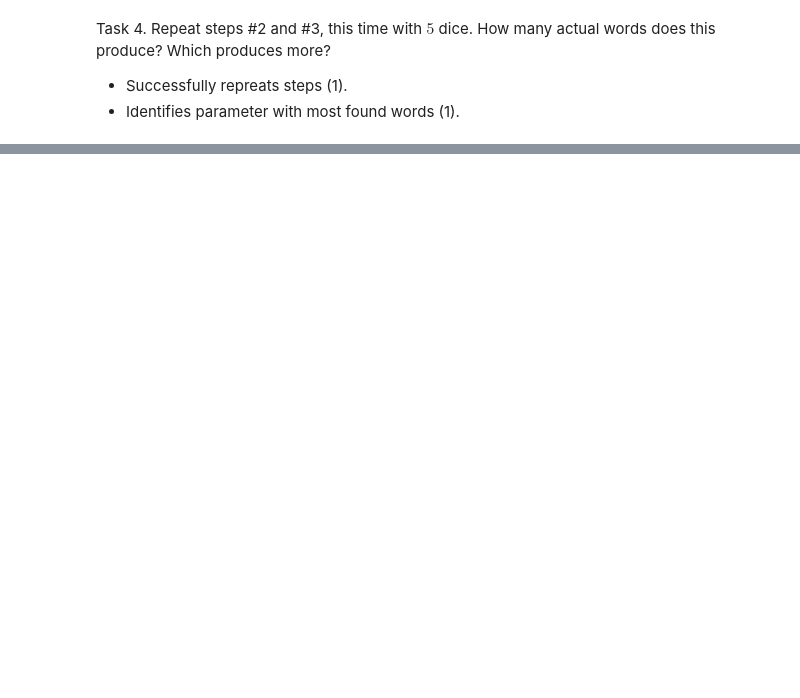
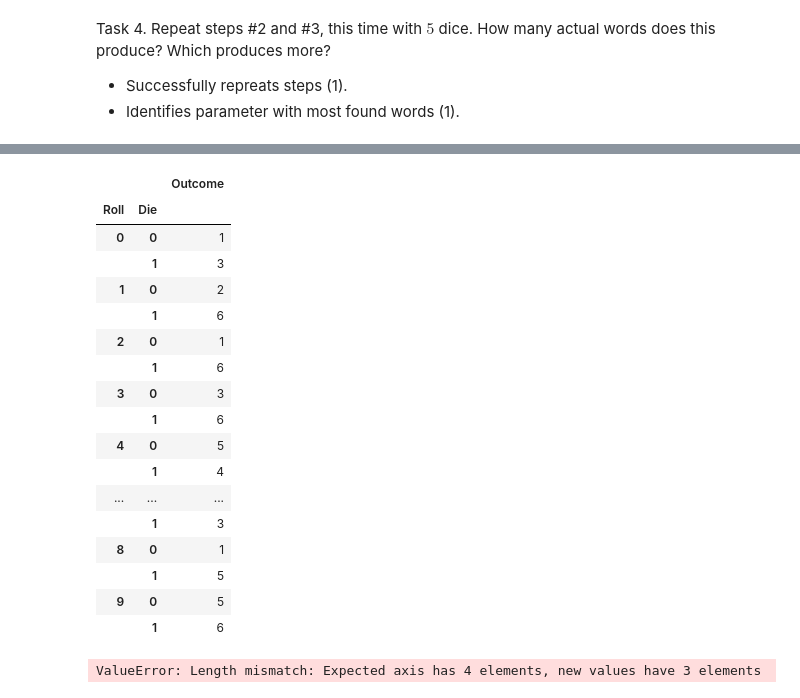
Before and after one commit to pfost-bit/monte_carlo, a Jupyter notebook: DS51200_FinalProjectTemplate.ipynb, the cells around one changed output, grey strips where cells are left out. Saved outputs shown, nothing was run; the diff lists cells and outputs as text; code cells hidden in the pictures; blank space fills up the shorter version.

```diff
--- a/DS51200_FinalProjectTemplate.ipynb
+++ b/DS51200_FinalProjectTemplate.ipynb
@@ -340,0 +349,2 @@ print(is_word(vocab,words2))
+# %%
+game3 = Game([d2,d2])
@@ -340,0 +374,25 @@ print(is_word(vocab,words2))
+# %%
+game3.show_results("narrow")
+# %% [output]
+|  |  | Outcome |
+| Roll | Die |  |
+| 0 | 0 | 1 |
+|  | 1 | 3 |
+| 1 | 0 | 2 |
+|  | 1 | 6 |
+| 2 | 0 | 1 |
+|  | 1 | 6 |
+| 3 | 0 | 3 |
+|  | 1 | 6 |
+| 4 | 0 | 5 |
+|  | 1 | 4 |
+| ... | ... | ... |
+|  | 1 | 3 |
+| 8 | 0 | 1 |
+|  | 1 | 5 |
+| 9 | 0 | 5 |
+|  | 1 | 6 |
+# %%
+anal.FaceCounts()
+# %% [output]
+ValueError: Length mismatch: Expected axis has 4 elements, new values have 3 elements
```
Also changed, not shown: parts of 12 cells of this notebook, 4 other files.
